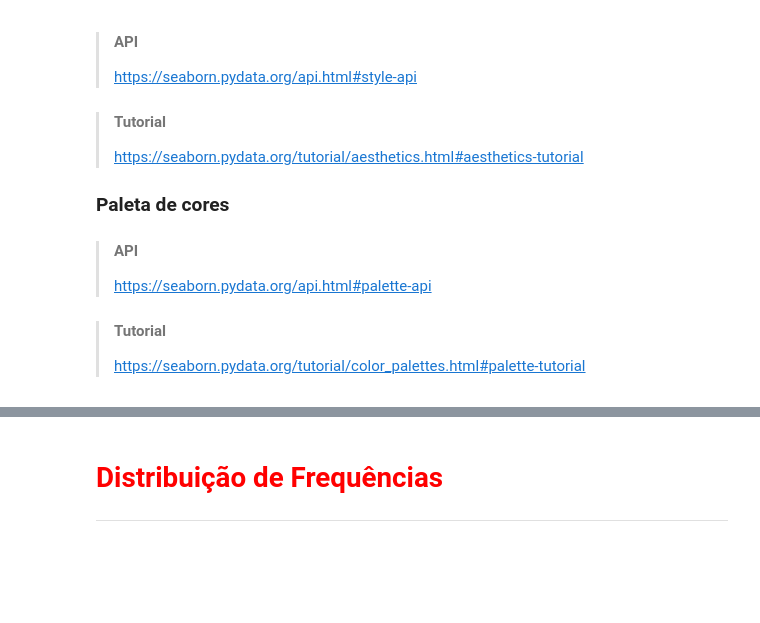
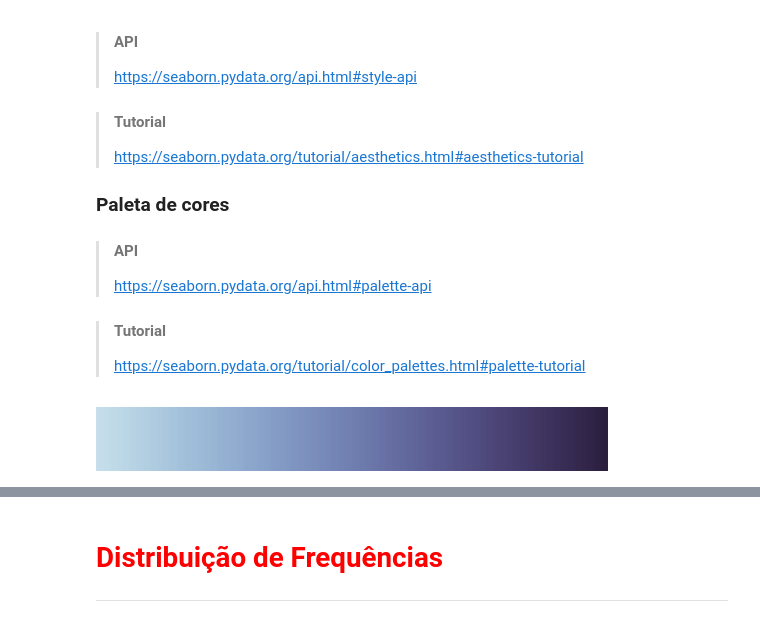
Before and after one commit to Marcus-Bernard0/data_science_alura, a Jupyter notebook: 8 - Regressão linear testando relações e prevendo resultados/Projeto/Regressão Linear.ipynb, the cells around one changed output, grey strips where cells are left out. Drawn from its saved outputs; the diff is of its cells as text; code cells hidden in the pictures; blank space fills up the shorter version.

```diff
--- a/8 - Regressão linear testando relações e prevendo resultados/Projeto/Regressão Linear.ipynb
+++ b/8 - Regressão linear testando relações e prevendo resultados/Projeto/Regressão Linear.ipynb
@@ -158,3 +174,7 @@ https://seaborn.pydata.org/generated/seaborn.boxplot.html?highlight=boxplot#seab
 
 > #### Tutorial
 > https://seaborn.pydata.org/tutorial/color_palettes.html#palette-tutorial
+# %%
+sns.color_palette("ch:s=.25,rot=-.25", as_cmap=True)
+# %% [output]
+[figure, added]
```
Also changed, not shown: parts of 5 cells of this notebook.
